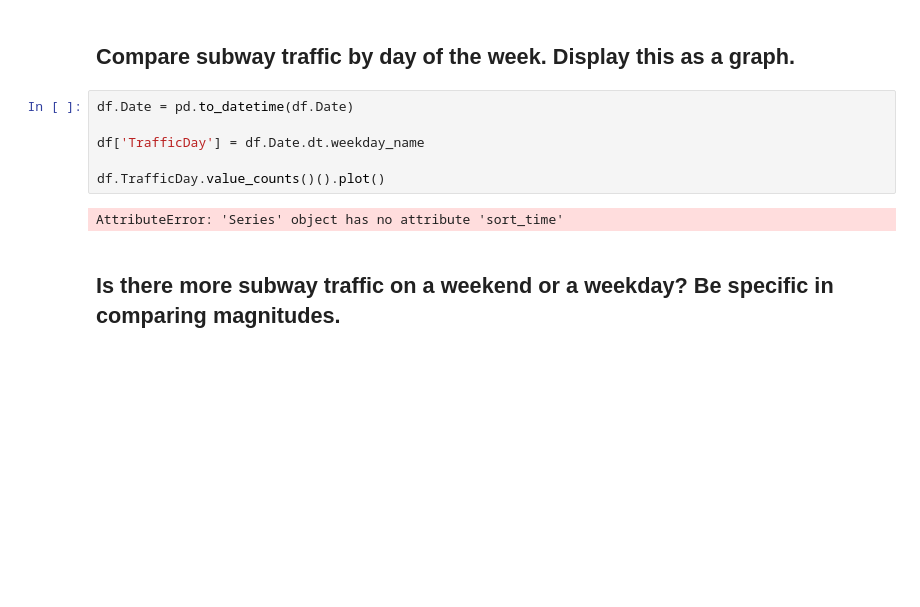
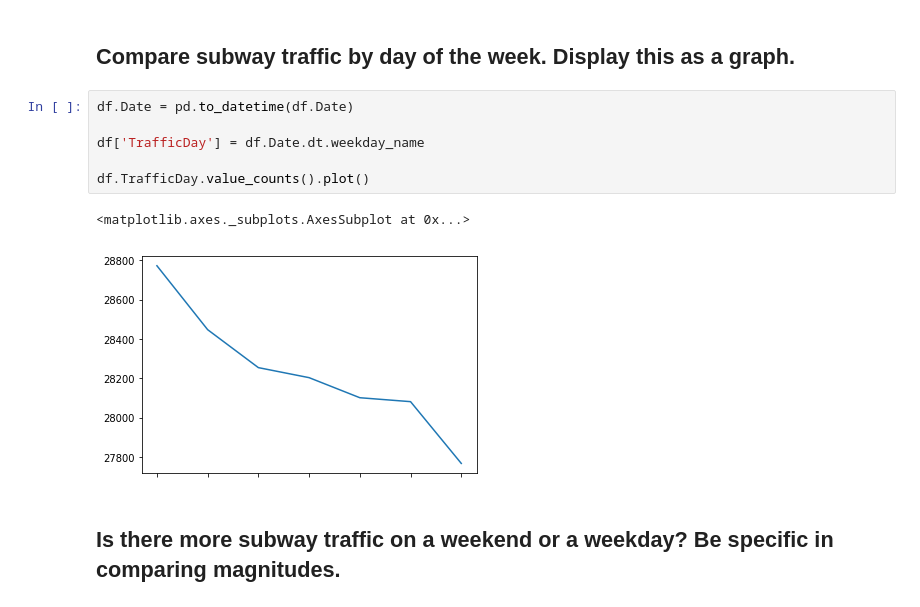
Before and after one commit to Patmbautista/dsc-0-03-08-understanding-pandas-series-and-dataframes-lab-online-ds-pt-100118, a Jupyter notebook: index.ipynb, the cells around one changed output. Cells and saved outputs as stored; diff of their text form; blank space fills up the shorter version.

```diff
--- a/index.ipynb
+++ b/index.ipynb
@@ -114,11 +114,12 @@ Index(['Linename', 'C/A', 'Unit', 'Scp', 'Station', 'Division', 'Date', 'Time',
 # %%
 df.Date = pd.to_datetime(df.Date)
 
 df['TrafficDay'] = df.Date.dt.weekday_name
 
-df.TrafficDay.value_counts()().plot()
+df.TrafficDay.value_counts().plot()
 # %% [output]
-AttributeError: 'Series' object has no attribute 'sort_time'
+<matplotlib.axes._subplots.AxesSubplot at 0x...>
+[figure, added]
 # %% [markdown]
 ## Is there more subway traffic on a weekend or a weekday?    Be specific in comparing magnitudes.
 # %%
```
